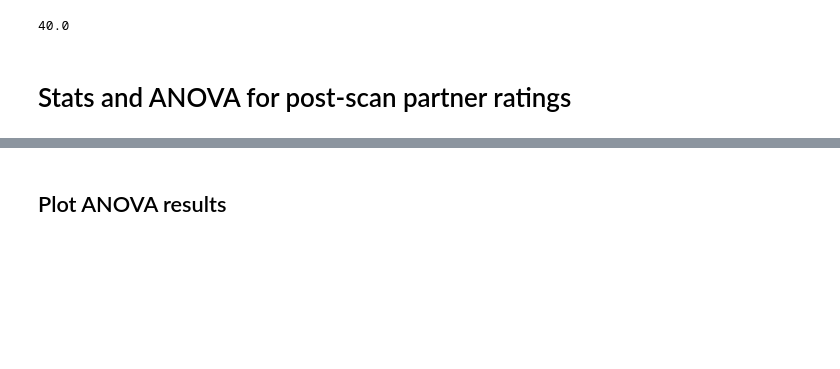
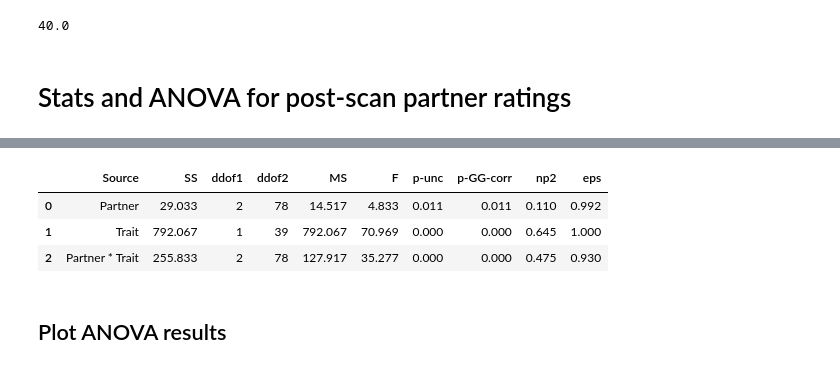
Before and after one commit to DVS-Lab/istart-sharedreward, a Jupyter notebook: code/SharedReward_behavioral-checks_and_prelim-data-analyses.ipynb, the cells around one changed output, grey strips where cells are left out. Drawn from its saved outputs; the diff is of its cells as text; code cells hidden in the pictures; blank space fills up the shorter version.

```diff
--- a/code/SharedReward_behavioral-checks_and_prelim-data-analyses.ipynb
+++ b/code/SharedReward_behavioral-checks_and_prelim-data-analyses.ipynb
@@ -356,6 +393,14 @@ srpr_anova = AnovaRM(srpr_df_dropped, 'Rating', 'sub', within=['Partner', 'Trait
 srpr_results = srpr_anova.fit()
 
 print(srpr_results.anova_table)
+
+aov = pg.rm_anova(dv='Rating', within=['Partner','Trait'],
+                  subject='sub', data=srpr_df_dropped, detailed=True, effsize="np2")
+aov.round(3)
+
+cohen_d(df_psr['ios_p'], df_psr['ios_computer'])
+df['ios_p'] - df['ios_computer'] #ios_p was participant rating of frend, ios_fu was participant rating of stranger in follow-up. ios_f was FRIEND rating of participant
+df['ios_diff_stranger'] = df['ios_p'] - df['ios_fu_score']
 # %% [output]
 Win Rating Stats:
 
@@ -367,16 +412,20 @@ Comp Mean: 0.5348837209302325, Comp SD: 2.7648023370981454
 
 Loss Rating Stats:
 
 Friend Mean: -2.86046511627907, Friend SD: 2.3780135871933425
 
 Stranger Mean: -1.558139534883721, Stranger SD: 1.8464589061655077
 
 Comp Mean: -1.4651162790697674, Comp SD: 2.061257656387008
 
                  F Value  Num DF  Den DF        Pr > F
 Partner         4.832693     2.0    78.0  1.050489e-02
 Trait          70.969367     1.0    39.0  2.594411e-10
 Partner:Trait  35.276959     2.0    78.0  1.225206e-11
+|  | Source | SS | ddof1 | ddof2 | MS | F | p-unc | p-GG-corr | np2 | eps |
+| 0 | Partner | 29.033 | 2 | 78 | 14.517 | 4.833 | 0.011 | 0.011 | 0.110 | 0.992 |
+| 1 | Trait | 792.067 | 1 | 39 | 792.067 | 70.969 | 0.000 | 0.000 | 0.645 | 1.000 |
+| 2 | Partner * Trait | 255.833 | 2 | 78 | 127.917 | 35.277 | 0.000 | 0.000 | 0.475 | 0.930 |
 # %% [markdown]
 ## Plot ANOVA results
 # %%
```
Also changed, not shown: parts of 7 cells of this notebook, 5 other files.
